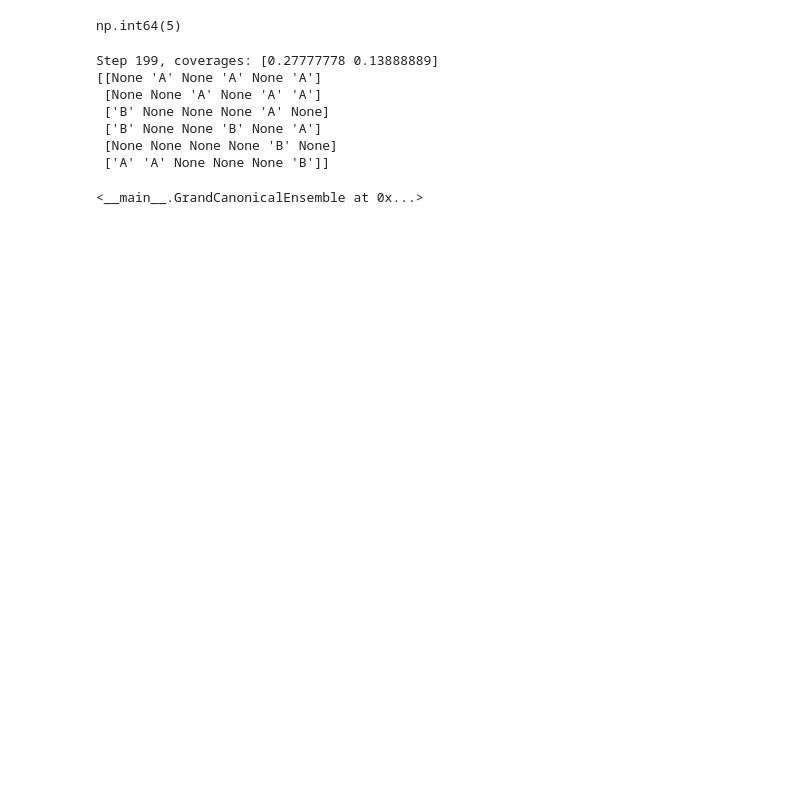
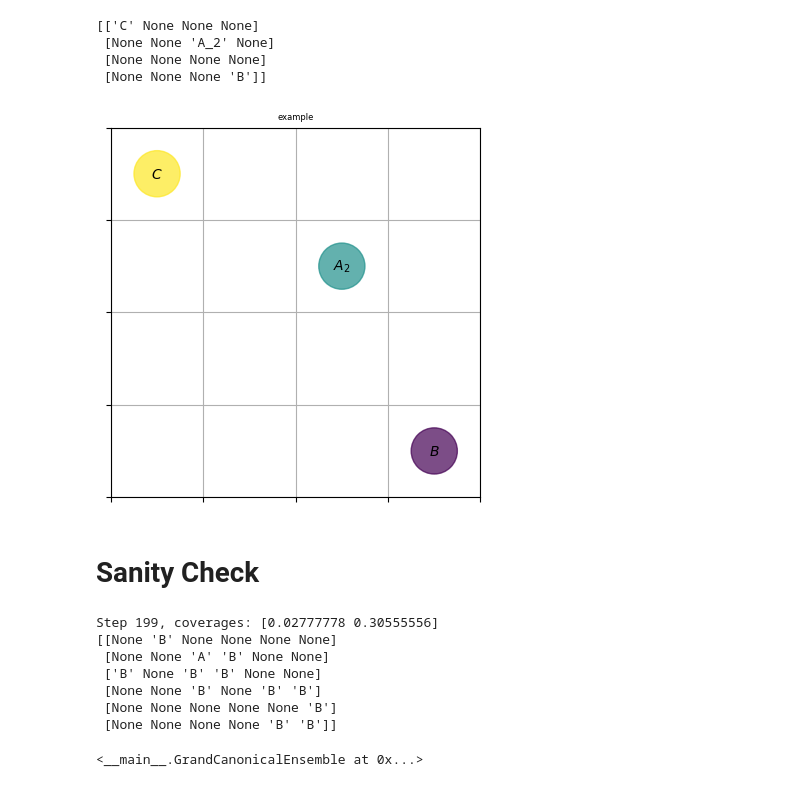
Before and after one commit to P-mandevillei/chem-4050-5050, a Jupyter notebook: project_1/project_1.ipynb, the cells around one changed output. Saved outputs shown, nothing was run; the diff lists cells and outputs as text; code cells hidden in the pictures; blank space fills up the shorter version.

```diff
--- a/project_1/project_1.ipynb
+++ b/project_1/project_1.ipynb
@@ -83,14 +85,6 @@ class SimpleInteractionEnergy(InteractionEnergy):
     def get_energies_between(self, pairs):
 
         return [self.get_energy_between(pair) for pair in pairs]
-# %%
-SimpleInteractionEnergy({'A', 'B'}, [
-    [1, 2, 0],
-    [2, 3, 5],
-    [0, 5, 0]
-]).get_energy_between(InteractionEnergy.SORBENT, 'B')
-# %% [output]
-np.int64(5)
 # %%
 class Lattice(ABC):
     """
@@ -178,6 +172,23 @@ class Lattice(ABC):
             surface energy (eV)
         """
         pass
+
+    def plot(self, ax, title, indexing='xy', cmap='viridis', hue=None):
+        """
+        Plots the current lattice.
+
+        Parameters:
+            ax: matplotlib axis object
+            title: title for plot
+            indexing: 'xy'|'ij'
+                if 'xy', plot with image indexing
+                if 'ij', plot with matrix indexing
+            cmap: defines colormap
+            hue: list of particle names for coloring
+
+        Returns:
+            axis object
+        """
 # %%
 class SquareLattice(Lattice):
     """
@@ -288,3 +344,18 @@ class SquareLattice(Lattice):
+# %%
+lattice = SquareLattice(4)
+lattice.add_particle((1,2), 'A_2')
+lattice.add_particle((3,3), 'B')
+lattice.add_particle((0,0), 'C')
+fig, ax = plt.subplots()
+print(lattice.lattice)
+lattice.plot(ax, "example", indexing='ij', hue=['B', 'A_2', 'C'])
+ax.title.set_size(6)
+# %% [output]
+[['C' None None None]
+ [None None 'A_2' None]
+ [None None None None]
+ [None None None 'B']]
+[figure, added]
 # %%
 class GrandCanonicalEnsemble:
     """
@@ -423,2 +552,4 @@ class GrandCanonicalEnsemble:
+# %% [markdown]
+# Sanity Check
 # %%
 particles = ['A', 'B']
@@ -450,12 +581,12 @@ ensemble = GrandCanonicalEnsemble(
 )
 # %%
-ensemble.run(n_steps=200, move_probs=move_probs, particle_probs=particle_probs, verbose=True)
+ensemble.run_mc(n_steps=200, move_probs=move_probs, particle_probs=particle_probs, verbose=True)
 # %% [output]
-Step 199, coverages: [0.27777778 0.13888889]
-[[None 'A' None 'A' None 'A']
- [None None 'A' None 'A' 'A']
- ['B' None None None 'A' None]
- ['B' None None 'B' None 'A']
- [None None None None 'B' None]
- ['A' 'A' None None None 'B']]
+Step 199, coverages: [0.02777778 0.30555556]
+[[None 'B' None None None None]
+ [None None 'A' 'B' None None]
+ ['B' None 'B' 'B' None None]
+ [None None 'B' None 'B' 'B']
+ [None None None None None 'B']
+ [None None None None 'B' 'B']]
 <__main__.GrandCanonicalEnsemble at 0x...>
```
Also changed, not shown: parts of 20 cells of this notebook, 8 other files.
